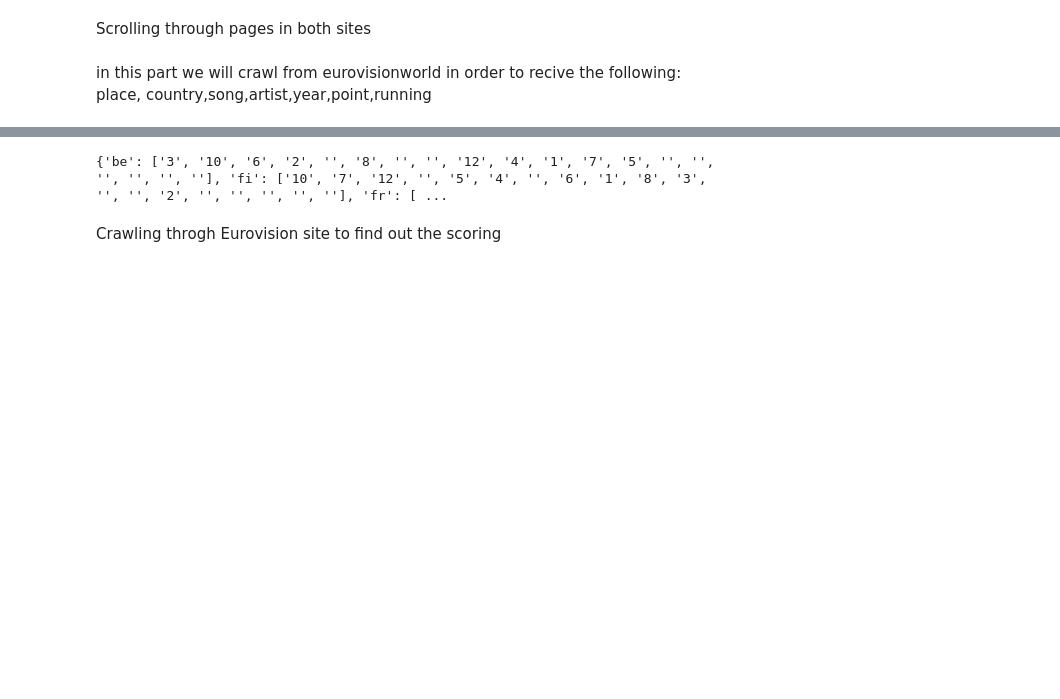
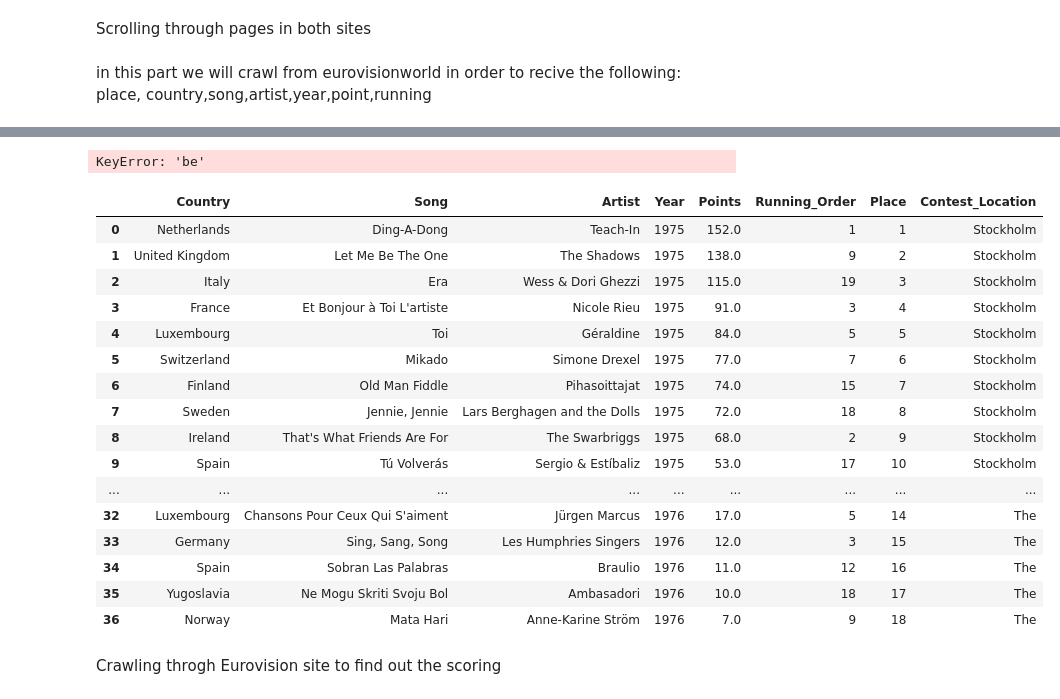
Before and after one commit to LiramGoli/eurovision_Project, a Jupyter notebook: eurovision.ipynb, the cells around one changed output, grey strips where cells are left out. Saved outputs shown, nothing was run; the diff lists cells and outputs as text; code cells hidden in the pictures; blank space fills up the shorter version.

```diff
--- a/eurovision.ipynb
+++ b/eurovision.ipynb
@@ -192,11 +155,35 @@ pd2
+# %%
+test_dict={}
+# for row in df3.index:
+#     for col in df3.columns:
+for points in [1,2,3,4,5,6,7,8,10,12]:
+    test_dict[points]=df3.index(df3['be']==points)
+print(test_dict)
+# %% [output]
+KeyError: 'be'
 # %%
 dict={'Country':country,'Song':song,'Artist':artist,'Year':year,'Points':point,'Running_Order':running,'Place':place,'Contest_Location':contestLoc }
 df=pd.DataFrame(dict)
 df["Points"] = pd.to_numeric(df["Points"], downcast="float")
-print(vote_dict)
 # df.to_csv('eurovision_dataset.csv')
-# df
+df
 # %% [output]
-{'be': ['3', '10', '6', '2', '', '8', '', '', '12', '4', '1', '7', '5', '', '', '', '', '', ''], 'fi': ['10', '7', '12', '', '5', '4', '', '6', '1', '8', '3', '', '', '2', '', '', '', '', ''], 'fr': [ ...
+|  | Country | Song | Artist | Year | Points | Running_Order | Place | Contest_Location |
+| 0 | Netherlands | Ding-A-Dong | Teach-In | 1975 | 152.0 | 1 | 1 | Stockholm |
+| 1 | United Kingdom | Let Me Be The One | The Shadows | 1975 | 138.0 | 9 | 2 | Stockholm |
+| 2 | Italy | Era | Wess & Dori Ghezzi | 1975 | 115.0 | 19 | 3 | Stockholm |
+| 3 | France | Et Bonjour à Toi L'artiste | Nicole Rieu | 1975 | 91.0 | 3 | 4 | Stockholm |
+| 4 | Luxembourg | Toi | Géraldine | 1975 | 84.0 | 5 | 5 | Stockholm |
+| 5 | Switzerland | Mikado | Simone Drexel | 1975 | 77.0 | 7 | 6 | Stockholm |
+| 6 | Finland | Old Man Fiddle | Pihasoittajat | 1975 | 74.0 | 15 | 7 | Stockholm |
+| 7 | Sweden | Jennie, Jennie | Lars Berghagen and the Dolls | 1975 | 72.0 | 18 | 8 | Stockholm |
+| 8 | Ireland | That's What Friends Are For | The Swarbriggs | 1975 | 68.0 | 2 | 9 | Stockholm |
+| 9 | Spain | Tú Volverás | Sergio & Estíbaliz | 1975 | 53.0 | 17 | 10 | Stockholm |
+| ... | ... | ... | ... | ... | ... | ... | ... | ... |
+| 32 | Luxembourg | Chansons Pour Ceux Qui S'aiment | Jürgen Marcus | 1976 | 17.0 | 5 | 14 | The |
+| 33 | Germany | Sing, Sang, Song | Les Humphries Singers | 1976 | 12.0 | 3 | 15 | The |
+| 34 | Spain | Sobran Las Palabras | Braulio | 1976 | 11.0 | 12 | 16 | The |
+| 35 | Yugoslavia | Ne Mogu Skriti Svoju Bol | Ambasadori | 1976 | 10.0 | 18 | 17 | The |
+| 36 | Norway | Mata Hari | Anne-Karine Ström | 1976 | 7.0 | 9 | 18 | The |
 # %% [markdown]
 Crawling throgh Eurovision site to find out the scoring
```
Also changed, not shown: parts of 4 cells of this notebook.
